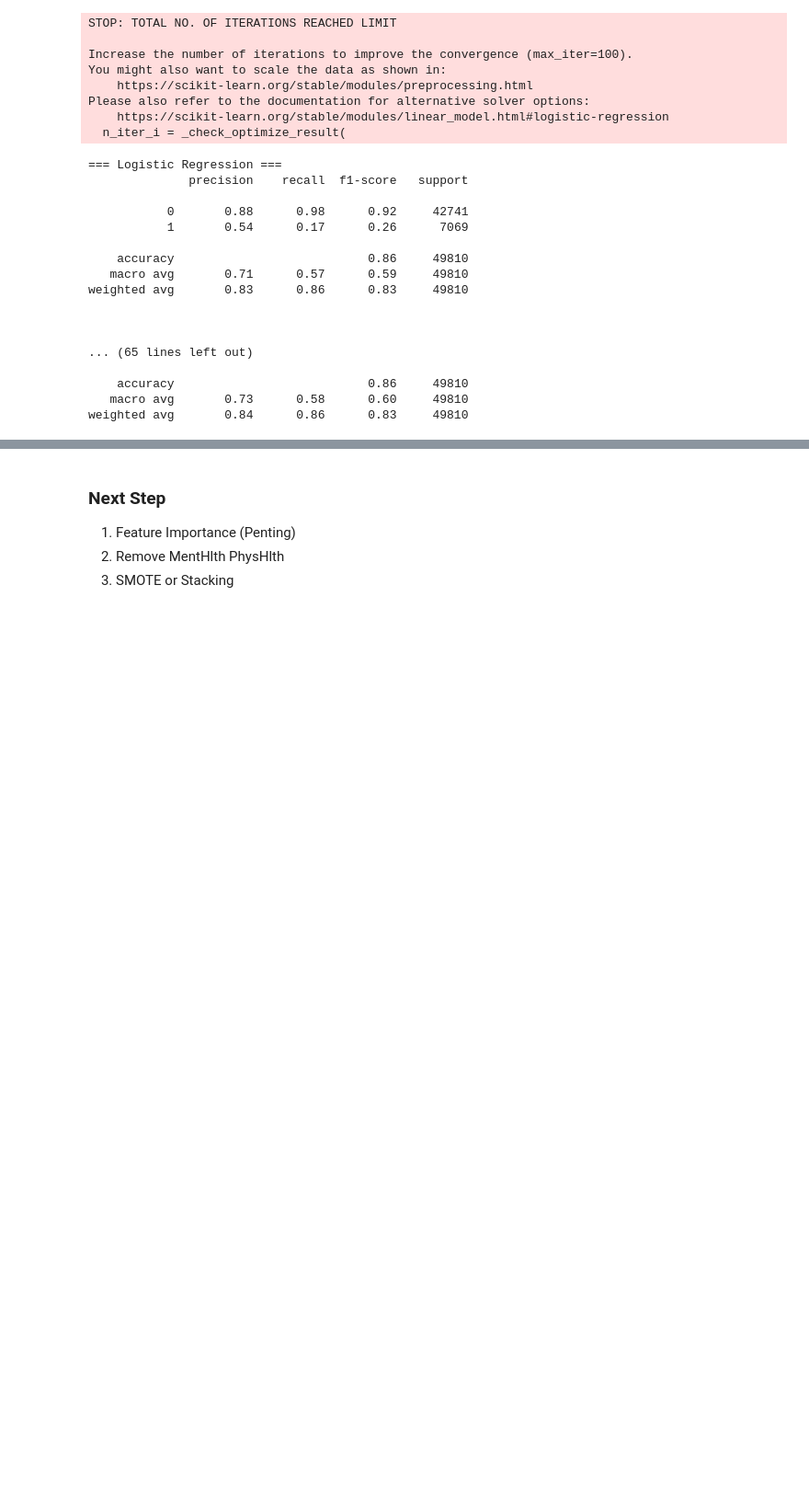
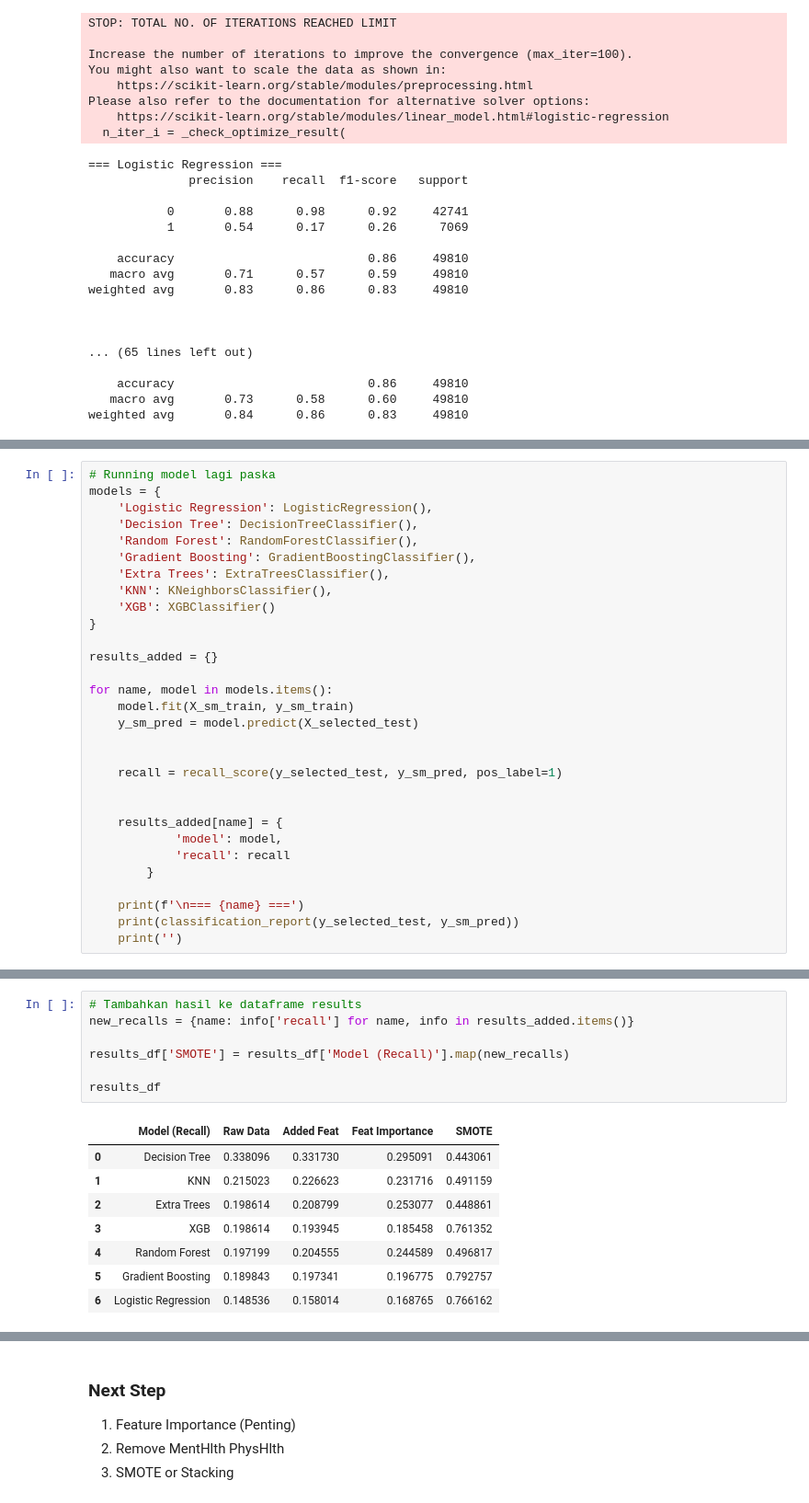
Before and after one commit to FaradayB/Hacktiv8-Assignments, a Jupyter notebook: Mini Project 2/mini_project_2_FaradayBarrFatahillah.ipynb, the cells around one changed output, grey strips where cells are left out. Shown at 92% size. Cells and saved outputs as stored; diff of their text form; blank space fills up the shorter version.

```diff
--- a/Mini Project 2/mini_project_2_FaradayBarrFatahillah.ipynb
+++ b/Mini Project 2/mini_project_2_FaradayBarrFatahillah.ipynb
@@ -838,0 +899,30 @@ results_df
+# %%
+# Running model lagi paska
+models = {
+    'Logistic Regression': LogisticRegression(),
+    'Decision Tree': DecisionTreeClassifier(),
+    'Random Forest': RandomForestClassifier(),
+    'Gradient Boosting': GradientBoostingClassifier(),
+    'Extra Trees': ExtraTreesClassifier(),
+    'KNN': KNeighborsClassifier(),
+    'XGB': XGBClassifier()
+}
+
+results_added = {}
+
+for name, model in models.items():
+    model.fit(X_sm_train, y_sm_train)
+    y_sm_pred = model.predict(X_selected_test)
+
+
+    recall = recall_score(y_selected_test, y_sm_pred, pos_label=1)
+
+
+    results_added[name] = {
+            'model': model,
+            'recall': recall
+        }
+
+    print(f'\n=== {name} ===')
+    print(classification_report(y_selected_test, y_sm_pred))
+    print('')
@@ -838,0 +966,16 @@ results_df
+# %%
+# Tambahkan hasil ke dataframe results
+new_recalls = {name: info['recall'] for name, info in results_added.items()}
+
+results_df['SMOTE'] = results_df['Model (Recall)'].map(new_recalls)
+
+results_df
+# %% [output]
+|  | Model (Recall) | Raw Data | Added Feat | Feat Importance | SMOTE |
+| 0 | Decision Tree | 0.338096 | 0.331730 | 0.295091 | 0.443061 |
+| 1 | KNN | 0.215023 | 0.226623 | 0.231716 | 0.491159 |
+| 2 | Extra Trees | 0.198614 | 0.208799 | 0.253077 | 0.448861 |
+| 3 | XGB | 0.198614 | 0.193945 | 0.185458 | 0.761352 |
+| 4 | Random Forest | 0.197199 | 0.204555 | 0.244589 | 0.496817 |
+| 5 | Gradient Boosting | 0.189843 | 0.197341 | 0.196775 | 0.792757 |
+| 6 | Logistic Regression | 0.148536 | 0.158014 | 0.168765 | 0.766162 |
```
Also changed, not shown: parts of 17 cells of this notebook.
